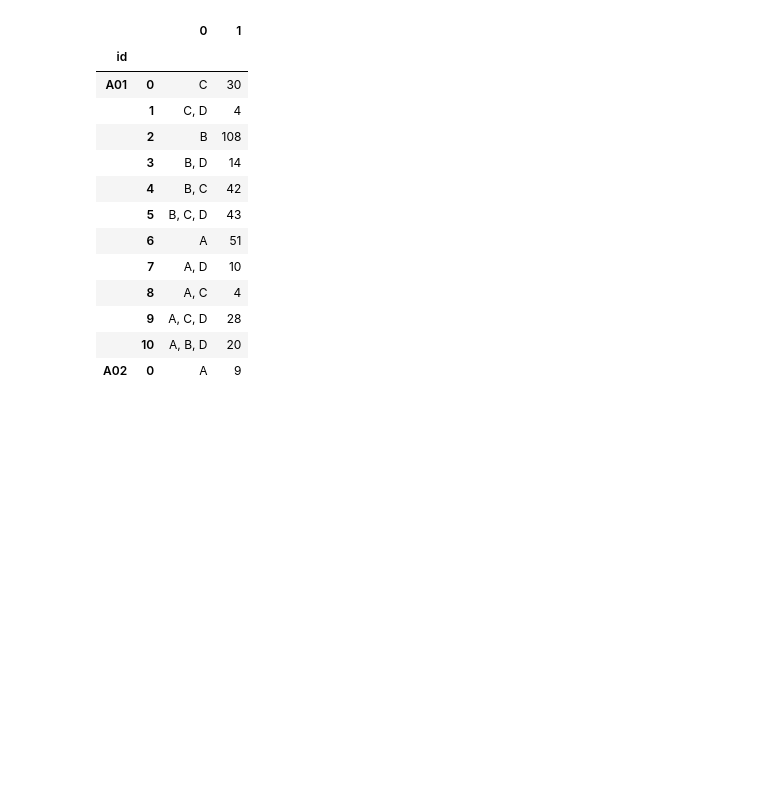
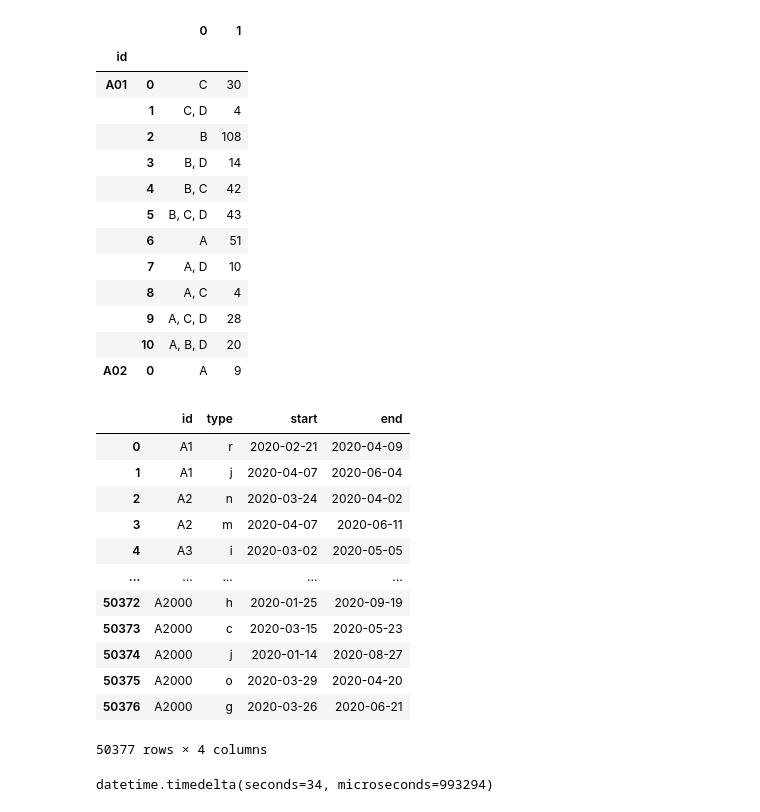
Before and after one commit to mcknote/random_stuff, a Jupyter notebook: pharma_counts/pharma_counts.ipynb, the cells around one changed output. Drawn from its saved outputs; the diff is of its cells as text; code cells hidden in the pictures; blank space fills up the shorter version.

Commit message:
added pressure tests

```diff
--- a/pharma_counts/pharma_counts.ipynb
+++ b/pharma_counts/pharma_counts.ipynb
@@ -210,3 +210,55 @@ data_by_id
 |  | 9 | A, C, D | 28 |
 |  | 10 | A, B, D | 20 |
 | A02 | 0 | A | 9 |
+# %%
+# test data
+from datetime import datetime
+import string
+
+ids = [f'A{x+1}' for x in range(2000)]
+types = [x for x in string.ascii_lowercase]
+# %%
+import random
+
+random.seed(420)
+
+test_data = []
+
+for i in ids:
+    num_types = random.choice(range(1, 50))
+    _types = random.choices(types, k=num_types)
+
+    for t in _types:
+
+        num_start_date = random.choice(range(100))
+        num_used_days = random.choice(range(300))
+
+        test_data.append(
+            [
+                i,
+                t,
+                pd.to_datetime('2020-01-01') + pd.Timedelta(num_start_date, 'day'),
+                pd.to_datetime('2020-01-01') + pd.Timedelta(num_start_date, 'day') + pd.Timedelta(num_used_days, 'day')
+            ]
+        )
+# %%
+xsample_data = pd.DataFrame(
+    test_data,
+    columns = ['id', 'type', 'start', 'end']
+)
+# %%
+xsample_data
+# %% [output]
+|  | id | type | start | end |
+| 0 | A1 | r | 2020-02-21 | 2020-04-09 |
+| 1 | A1 | j | 2020-04-07 | 2020-06-04 |
+| 2 | A2 | n | 2020-03-24 | 2020-04-02 |
+| 3 | A2 | m | 2020-04-07 | 2020-06-11 |
+| 4 | A3 | i | 2020-03-02 | 2020-05-05 |
+| ... | ... | ... | ... | ... |
+| 50372 | A2000 | h | 2020-01-25 | 2020-09-19 |
+| 50373 | A2000 | c | 2020-03-15 | 2020-05-23 |
+| 50374 | A2000 | j | 2020-01-14 | 2020-08-27 |
+| 50375 | A2000 | o | 2020-03-29 | 2020-04-20 |
+| 50376 | A2000 | g | 2020-03-26 | 2020-06-21 |
+50377 rows × 4 columns
@@ -212,0 +289,4 @@ data_by_id
+# %%
+end_time - start_time
+# %% [output]
+datetime.timedelta(seconds=34, microseconds=993294)
```
Also changed, not shown: parts of 2 cells of this notebook.
